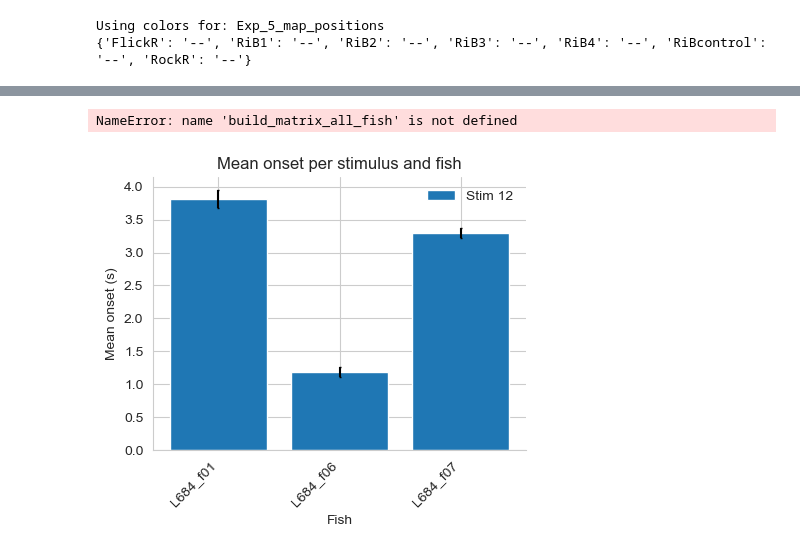
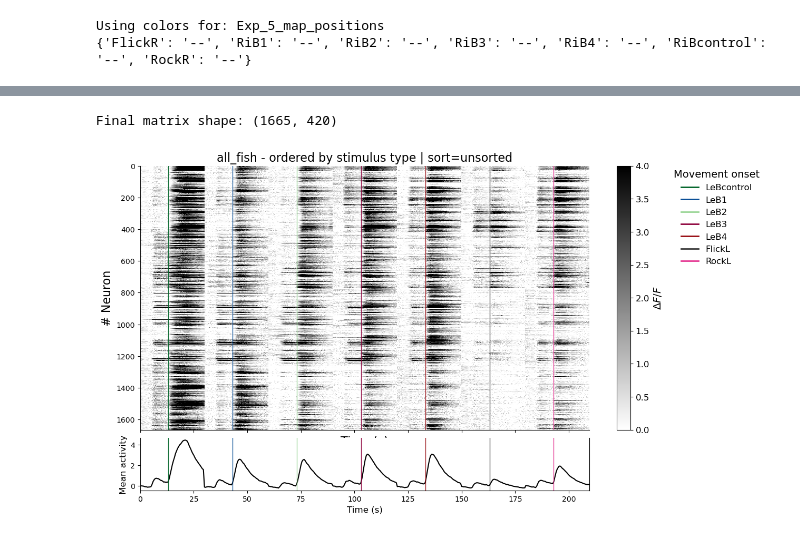
Before and after one commit to uribealej/social_filters, a Jupyter notebook: scripts/calcium_analysis/Exp5_map_positions_several.ipynb, the cells around one changed output, grey strips where cells are left out. Drawn from its saved outputs; the diff is of its cells as text; code cells hidden in the pictures.

```diff
--- a/scripts/calcium_analysis/Exp5_map_positions_several.ipynb
+++ b/scripts/calcium_analysis/Exp5_map_positions_several.ipynb
@@ -632,8 +439,0 @@ print(stimuli_id_map)
-# %%
-for fid, fish in all_fish_data.items():
-    print(f"\nFish: {fid}")
-
-    trial_aligned_traces = fish["trial_aligned_traces"]
-
-    for stim, arr in trial_aligned_traces.items():
-        print(f"  stim {stim}: {arr.shape}")
@@ -711,47 +469,49 @@ Final total: 3594
 # %%
+# Cell 09 - Plot left z-score raster
+# Builds a pooled left-side z-score mean matrix and plots all fish without sorting.
 # plot all fish together
 #{'FlickL': 1, 'FlickR': 2, 'LeB1': 3, 'LeB2': 4, 'LeB3': 5, 'LeB4': 6, 'LeBcontrol': 7, 'RiB1': 8, 'RiB2': 9, 'RiB3': 10, 'RiB4': 11, 'RiBcontrol': 12, 'RockL': 13, 'RockR': 14}
 
-
 #stim_order = [7,3,4,5,6,1,13,12,8,9,10,11,2,14]
-stim_order = [12,8,9,10,11,2,14]
+#stim_order = [12,8,9,10,11,2,14]
+stim_order = [7,3,4,5,6,1,13]
 combine_mode = "mean"  # mean or concat
-trace_type =  "zscore" #  "dfof" ,  "raster" , zscore" -> trial_aligned_traces
+trace_type =  "zscore"#  "dfof" ,  "raster" , zscore" -> trial_aligned_traces
 M_all = build_matrix_all_fish(all_fish_data, stim_order, combine_mode=combine_mode, trace_type=trace_type)
 print("Final matrix shape:", M_all.shape)
 
 # combine_mode = "concat"   # or "mean"
 # # M_all = build_matrix_all_fish(all_fish_data, stim_order,
 #                               combine_mode=combine_mode)
 flat_matrix_all_fish = M_all  # (time, neurons) for raster_with_stimuli
 fig, ax, im, neuron_order = plott.plot_allfish_flat_raster(
     data=flat_matrix_all_fish,
     trial_aligned_traces=trial_aligned_traces,
     stim_order=stim_order,
     stimuli_id_map=stimuli_id_map,
     stimuli_durations=stimuli_durations,
     stimuli_colors=stimuli_colors,
     stimuli_linestyles=stimuli_linestyles,
     fps_2p=fps_2p,
     t_pre_s=t_pre_s,
     combine_mode=combine_mode,
-    sort_mode='unsorted',      # or "pca", "hier", etc,unsorted
+    sort_mode='unsorted',#,'unsorted',#,'corravg',      # or "pca", "hier", etc,unsorted, corravg
     n_clusters=3,
     random_state=0,
     neuron_order=None,       # or pass your own `neuron_order`
     sort_label=None,         # optional label override
     is_binary=False,         # True if you pass a 0/1 significance matrix
     show_mean_trace=True,
     figsize=(12, 8),
     fish_id="all_fish",
-    vmax=3,
-    vmin=-3,
+    vmax=4,
 
 )
 
-save_path.mkdir(parents=True, exist_ok=True)
-out_png = save_path / f"{fish_id}_dfof_as_func_of_time_pca.png"
-fig.savefig(out_png, dpi=600, bbox_inches="tight")
-print("✅ Saved:", out_png)
+# save_path.mkdir(parents=True, exist_ok=True)
+# out_png = save_path / f"{fish_id}_dfof_as_func_of_time_pca.png"
+# fig.savefig(out_png, dpi=600, bbox_inches="tight")
+# print("✅ Saved:", out_png)
 # %% [output]
-NameError: name 'build_matrix_all_fish' is not defined
+Final matrix shape: (1665, 420)
+[figure, added]
@@ -998,12 +517,0 @@ df_mean_per_stim = summarize_across_fish(df_mean_onset, stim_order=stim_order)
-# %%
-# plot onset by stimuli per fish
-
-fig1, ax1 = plot_mean_onset_per_fish(
-    df_mean_onset,
-    fish_order=fish_order,
-    stim_order=stim_order,
-    error_type="sem",   # or "std" or None
-    save_file=save_path / "mean_onset_per_fish_with_errorbars.png",
-)
-# %% [output]
-[figure, removed]
```
Also changed, not shown: parts of 25 cells of this notebook, 9 other files.
